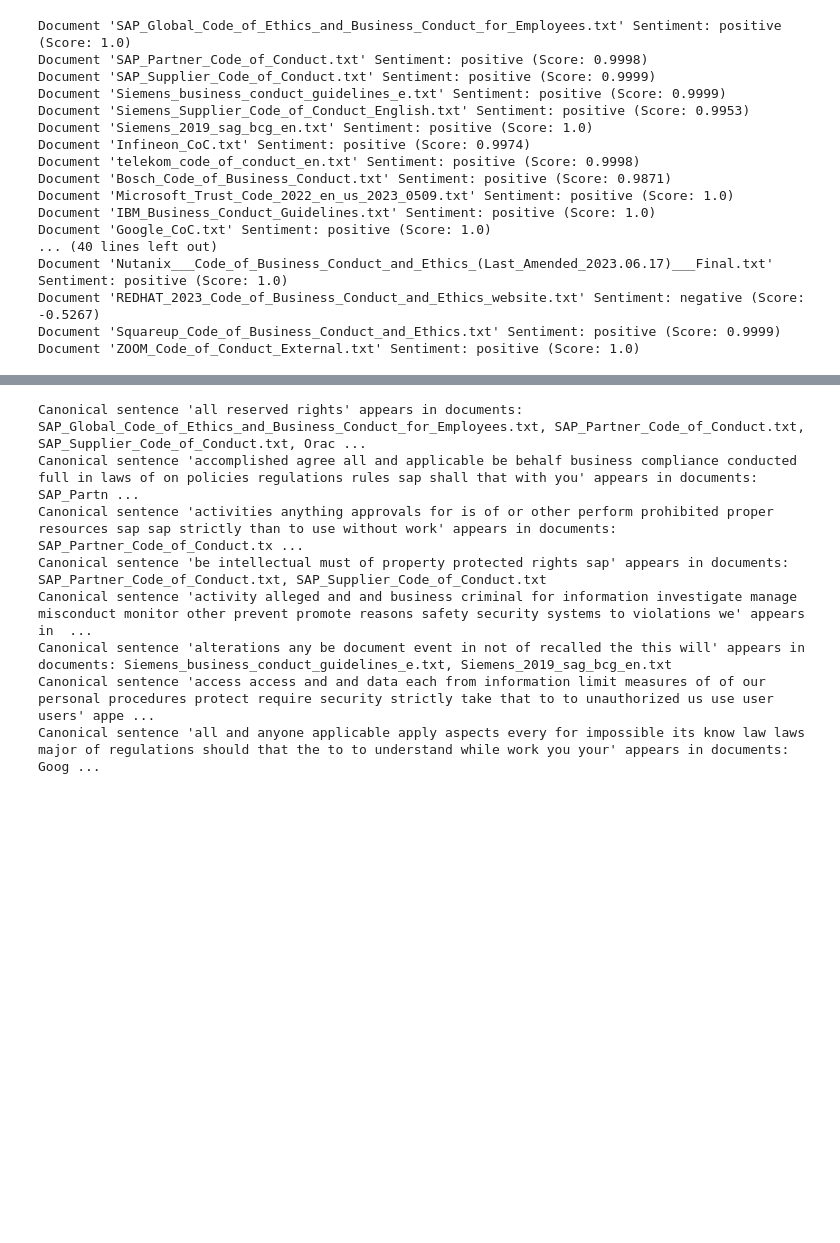
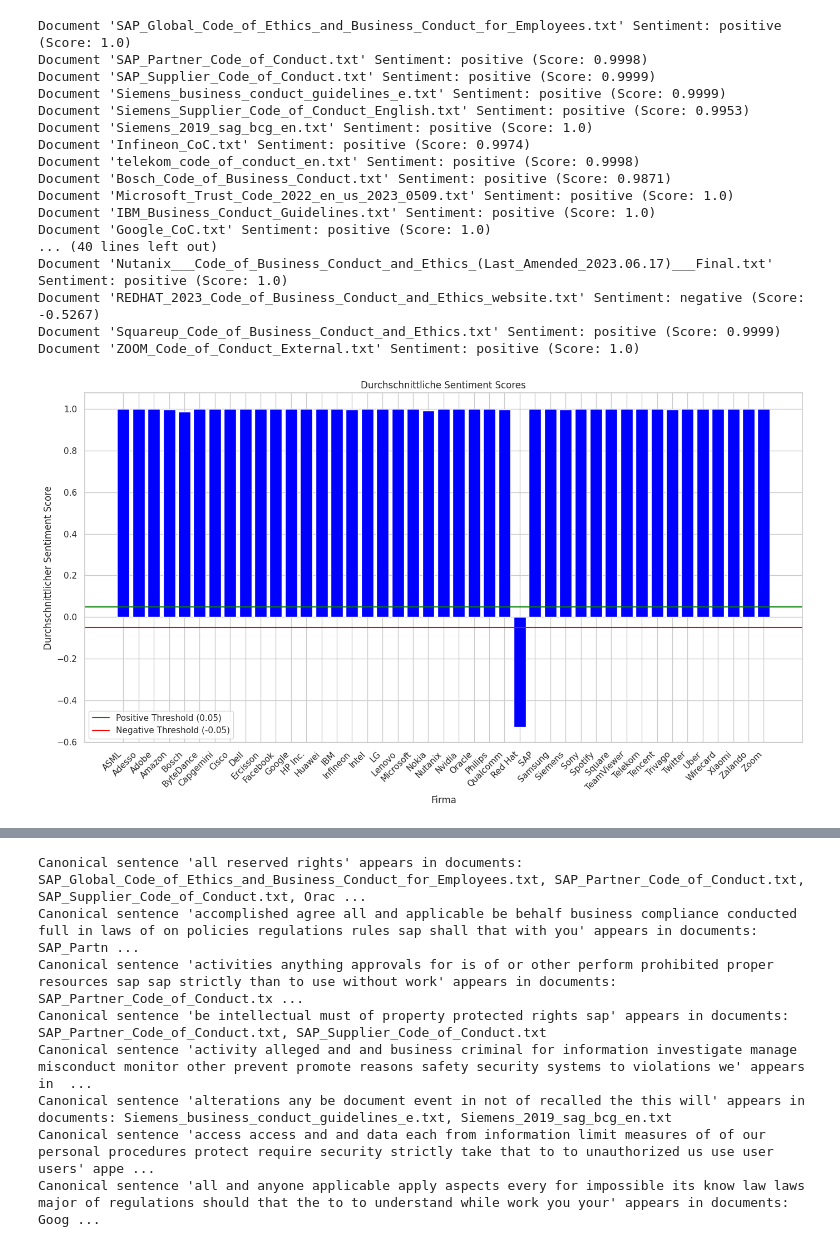
Before and after one commit to chrrei/cme-analysis, a Jupyter notebook: cme_analysis.ipynb, the cells around one changed output, grey strips where cells are left out. Saved outputs shown, nothing was run; the diff lists cells and outputs as text; code cells hidden in the pictures; blank space fills up the shorter version.

```diff
--- a/cme_analysis.ipynb
+++ b/cme_analysis.ipynb
@@ -364,4 +416,27 @@ Document 'Nutanix___Code_of_Business_Conduct_and_Ethics_(Last_Amended_2023.06.17
 Document 'REDHAT_2023_Code_of_Business_Conduct_and_Ethics_website.txt' Sentiment: negative (Score: -0.5267)
 Document 'Squareup_Code_of_Business_Conduct_and_Ethics.txt' Sentiment: positive (Score: 0.9999)
 Document 'ZOOM_Code_of_Conduct_External.txt' Sentiment: positive (Score: 1.0)
+# %%
+# Sentimente plotten!
+company_sentiment_avg = metadata.groupby('Company Name')['sentiment_score'].mean()
+
+companies = company_sentiment_avg.index.tolist()
+avg_scores = company_sentiment_avg.values.tolist()
+
+plt.figure(figsize=(14, 8))
+bars = plt.bar(companies, avg_scores, color='blue')
+
+# positive und negative thresholds
+plt.axhline(y=0.05, color='green', linestyle='-', label='Positive Threshold (0.05)')
+plt.axhline(y=-0.05, color='red', linestyle='-', label='Negative Threshold (-0.05)')
+
+plt.xlabel('Firma')
+plt.ylabel('Durchschnittlicher Sentiment Score')
+plt.title('Durchschnittliche Sentiment Scores')
+plt.xticks(rotation=45, ha='right')
+plt.legend()
+plt.tight_layout()
+plt.show()
+# %% [output]
+[figure, added]
 # %%
```
Also changed, not shown: parts of 14 cells of this notebook, 1 other file.
